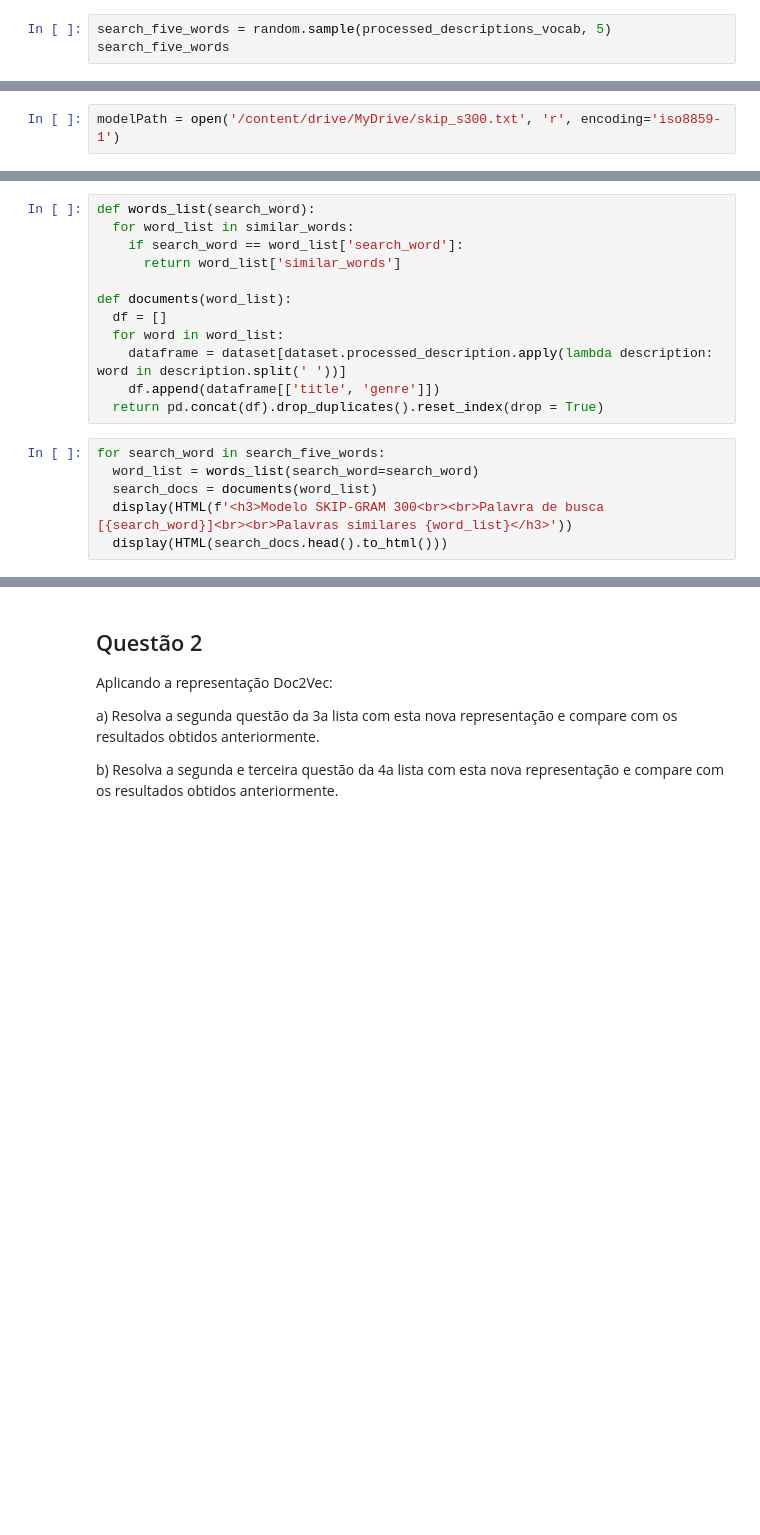
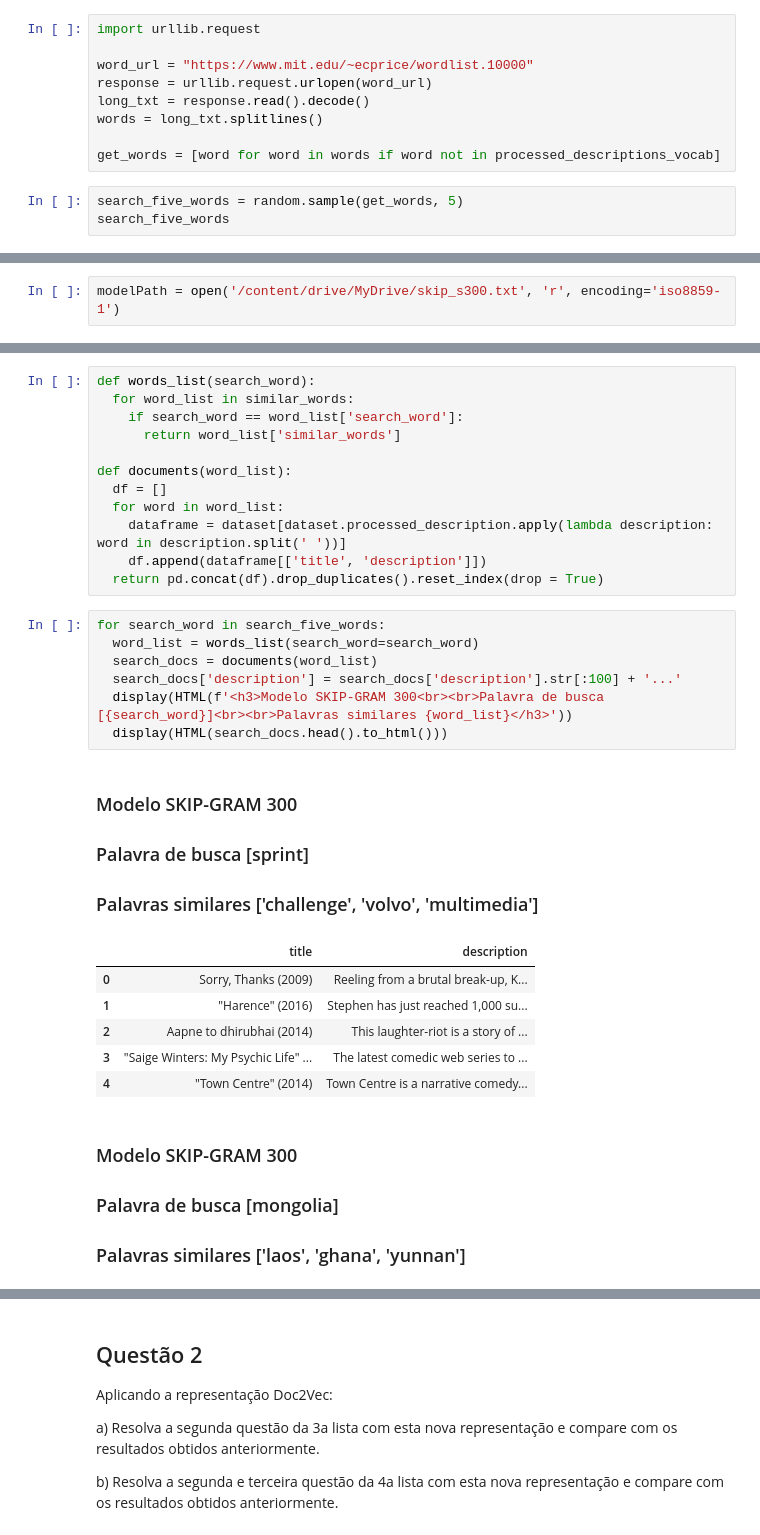
Before and after one commit to audreyemmely/natural-language-processing, a Jupyter notebook: pln_lista5.ipynb, the cells around one changed output, grey strips where cells are left out. Cells and saved outputs as stored; diff of their text form; blank space fills up the shorter version.

```diff
--- a/pln_lista5.ipynb
+++ b/pln_lista5.ipynb
@@ -124,7 +146,16 @@ def vocabulary(descriptions):
     return sorted(set(vocab.split(' ')))
 
 processed_descriptions_vocab = vocabulary(dataset.processed_description.values)
+# %%
+import urllib.request
+
+word_url = "https://www.mit.edu/~ecprice/wordlist.10000"
+response = urllib.request.urlopen(word_url)
+long_txt = response.read().decode()
+words = long_txt.splitlines()
+
+get_words = [word for word in words if word not in processed_descriptions_vocab]
 # %%
-search_five_words = random.sample(processed_descriptions_vocab, 5)
+search_five_words = random.sample(get_words, 5)
 search_five_words
 # %% [output]
@@ -165,11 +205,25 @@ def documents(word_list):
   df = []
   for word in word_list:
     dataframe = dataset[dataset.processed_description.apply(lambda description: word in description.split(' '))]
-    df.append(dataframe[['title', 'genre']])
+    df.append(dataframe[['title', 'description']])
   return pd.concat(df).drop_duplicates().reset_index(drop = True)
 # %%
 for search_word in search_five_words:
   word_list = words_list(search_word=search_word)
   search_docs = documents(word_list)
+  search_docs['description'] = search_docs['description'].str[:100] + '...'
   display(HTML(f'<h3>Modelo SKIP-GRAM 300<br><br>Palavra de busca [{search_word}]<br><br>Palavras similares {word_list}</h3>'))
   display(HTML(search_docs.head().to_html()))
+# %% [output]
+Modelo SKIP-GRAM 300
+Palavra de busca [sprint]
+Palavras similares ['challenge', 'volvo', 'multimedia']
+|  | title | description |
+| 0 | Sorry, Thanks (2009) | Reeling from a brutal break-up, K... |
+| 1 | "Harence" (2016) | Stephen has just reached 1,000 su... |
+| 2 | Aapne to dhirubhai (2014) | This laughter-riot is a story of ... |
+| 3 | "Saige Winters: My Psychic Life" ... | The latest comedic web series to ... |
+| 4 | "Town Centre" (2014) | Town Centre is a narrative comedy... |
+Modelo SKIP-GRAM 300
+Palavra de busca [mongolia]
+Palavras similares ['laos', 'ghana', 'yunnan']
```
Also changed, not shown: parts of 28 cells of this notebook.
